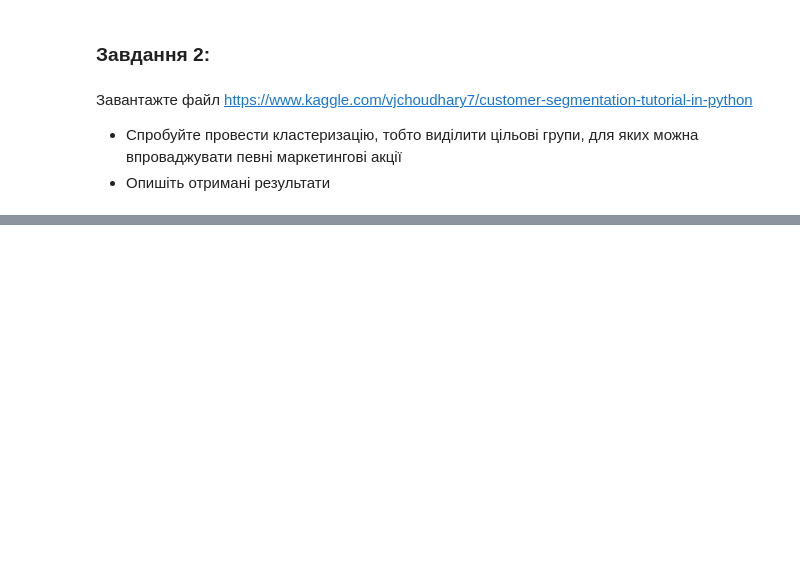
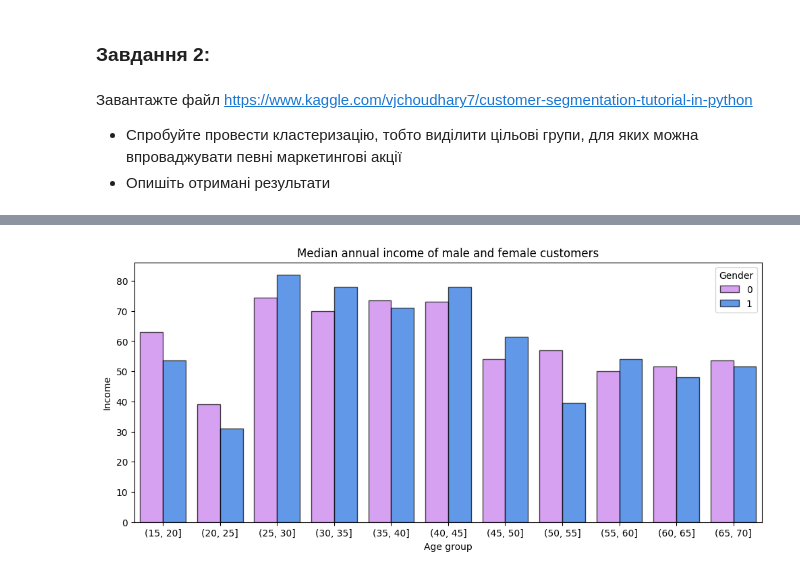
Before and after one commit to CyberCowboy404/DS-learning, a Jupyter notebook: lab8/Lab work 8.ipynb, the cells around one changed output, grey strips where cells are left out. Cells and saved outputs as stored; diff of their text form; code cells hidden in the pictures; blank space fills up the shorter version.

```diff
--- a/lab8/Lab work 8.ipynb
+++ b/lab8/Lab work 8.ipynb
@@ -140,3 +140,28 @@ Association Rules:
 
 - Спробуйте провести кластеризацію, тобто виділити цільові групи, для яких можна впроваджувати певні маркетингові акції
 - Опишіть отримані результати
+# %%
+import numpy as np                ## linear algebra
+import pandas as pd               ## data processing, dataset file I/O (e.g. pd.read_csv)
+import matplotlib.pyplot as plt   ## data visualization & graphical plotting
+import seaborn as sns             ## to visualize random distributions
+
+from sklearn.preprocessing import StandardScaler
+from sklearn.preprocessing import MinMaxScaler
+from sklearn.cluster import KMeans
+from sklearn.metrics import silhouette_score
+import scipy.cluster.hierarchy as shc
+from sklearn.cluster import AgglomerativeClustering
+
+import warnings                    ## Filter warnings
+warnings.filterwarnings('ignore')
+
+df = pd.read_csv('Mall_Customers.csv')
+
+# Drop CustomerID column I think it's redunant
+df = df.drop(columns=['CustomerID'])
+
+# Rename columns
+df.rename(columns = {'Annual Income (k$)' : 'Income', 'Spending Score (1-100)' : 'Score'}, inplace=True)
+
+print(df.head(15))
@@ -142,0 +260,15 @@ Association Rules:
+# %%
+medians_by_age_group = df.groupby(["Gender",pd.cut(df['Age'], age_bins)]).median()
+medians_by_age_group.index = medians_by_age_group.index.set_names(['Gender', 'Age_group'])
+medians_by_age_group.reset_index(inplace=True)
+
+fig, ax = plt.subplots(figsize=(12,5))
+sns.barplot(x='Age_group', y='Income', hue='Gender', data=medians_by_age_group,
+            palette=['#cc66ff','#0066ff'],
+            alpha=0.7,edgecolor='k',
+            ax=ax)
+ax.set_title('Median annual income of male and female customers')
+ax.set_xlabel('Age group')
+plt.show()
+# %% [output]
+[figure, added]
```
Also changed, not shown: parts of 17 cells of this notebook, 1 other file.
